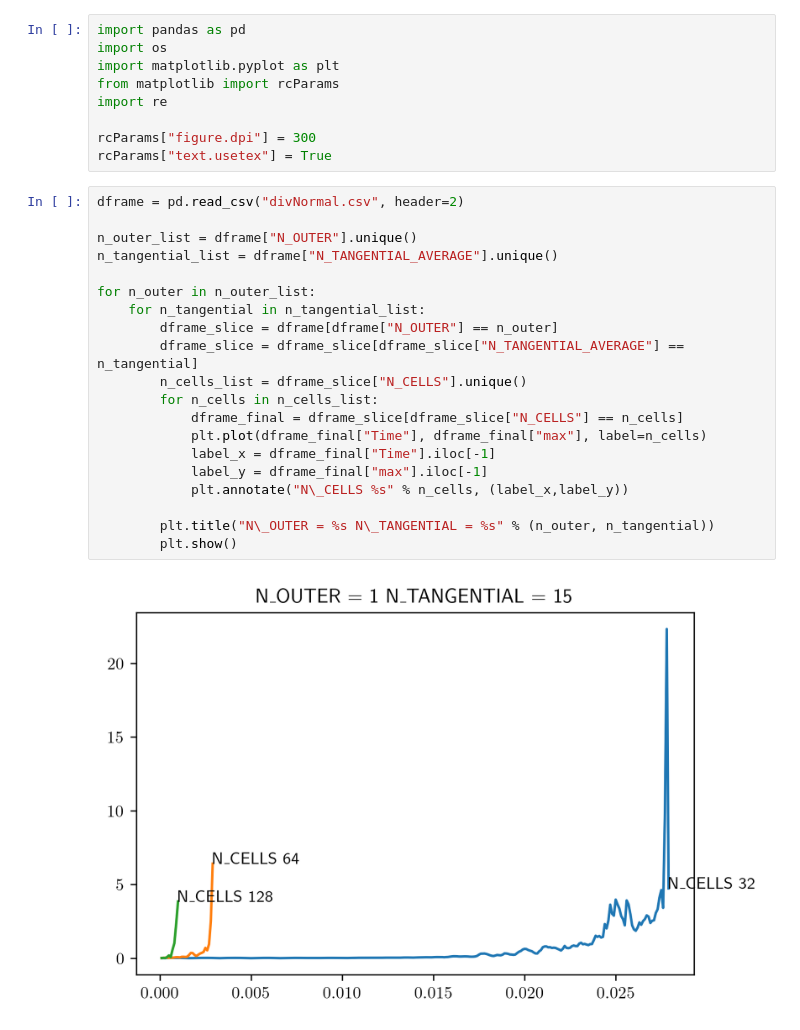
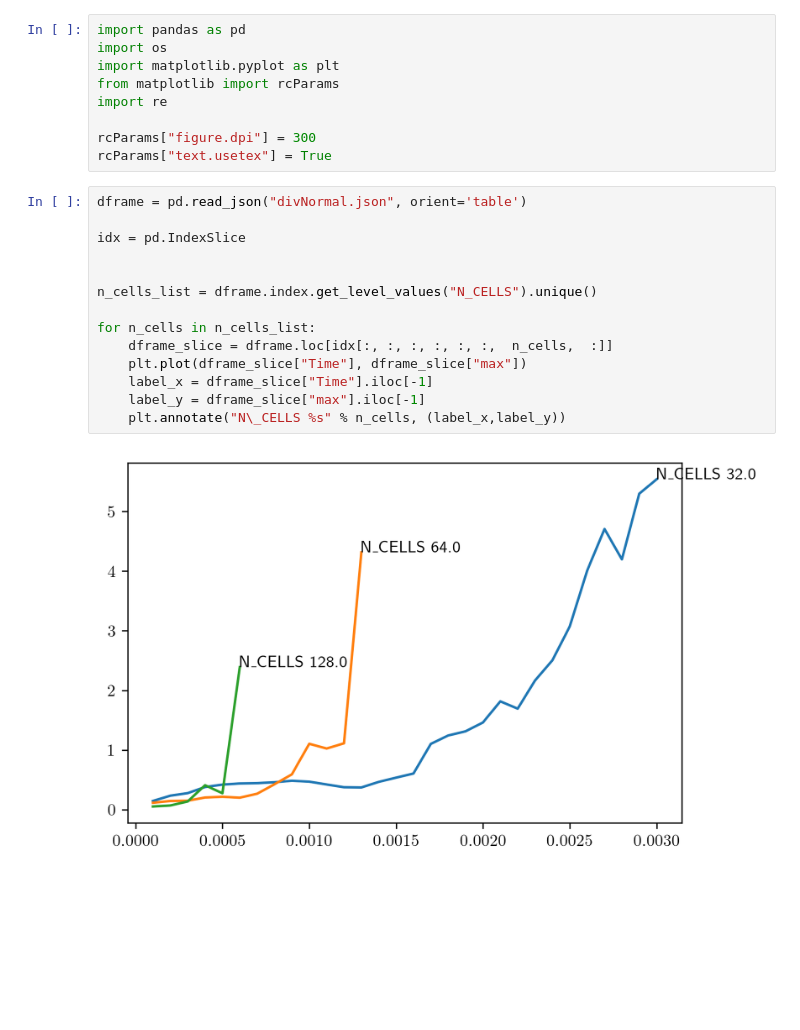
Before and after one commit to CRC-1194/argo, a Jupyter notebook: cases/hydrodynamic/stationaryDroplet3D/analyze-stationary-droplet.ipynb, the cells around one changed output. Saved outputs shown, nothing was run; the diff lists cells and outputs as text; blank space fills up the shorter version.

```diff
--- a/cases/hydrodynamic/stationaryDroplet3D/analyze-stationary-droplet.ipynb
+++ b/cases/hydrodynamic/stationaryDroplet3D/analyze-stationary-droplet.ipynb
@@ -8,24 +8,18 @@ import re
 rcParams["figure.dpi"] = 300
 rcParams["text.usetex"] = True
 # %%
-dframe = pd.read_csv("divNormal.csv", header=2)
+dframe = pd.read_json("divNormal.json", orient='table')
 
-n_outer_list = dframe["N_OUTER"].unique()
-n_tangential_list = dframe["N_TANGENTIAL_AVERAGE"].unique()
+idx = pd.IndexSlice
 
-for n_outer in n_outer_list:
-    for n_tangential in n_tangential_list:
-        dframe_slice = dframe[dframe["N_OUTER"] == n_outer]
-        dframe_slice = dframe_slice[dframe_slice["N_TANGENTIAL_AVERAGE"] == n_tangential]
-        n_cells_list = dframe_slice["N_CELLS"].unique()
-        for n_cells in n_cells_list:
-            dframe_final = dframe_slice[dframe_slice["N_CELLS"] == n_cells]
-            plt.plot(dframe_final["Time"], dframe_final["max"], label=n_cells)
-            label_x = dframe_final["Time"].iloc[-1]
-            label_y = dframe_final["max"].iloc[-1]
-            plt.annotate("N\_CELLS %s" % n_cells, (label_x,label_y))
 
-        plt.title("N\_OUTER = %s N\_TANGENTIAL = %s" % (n_outer, n_tangential))
-        plt.show()
+n_cells_list = dframe.index.get_level_values("N_CELLS").unique()
+
+for n_cells in n_cells_list:
+    dframe_slice = dframe.loc[idx[:, :, :, :, :, :,  n_cells,  :]]
+    plt.plot(dframe_slice["Time"], dframe_slice["max"])
+    label_x = dframe_slice["Time"].iloc[-1]
+    label_y = dframe_slice["max"].iloc[-1]
+    plt.annotate("N\_CELLS %s" % n_cells, (label_x,label_y))
 # %% [output]
-[figure, old version]
+[figure, new version]
```
Also changed, not shown: parts of 1 cell of this notebook, 1 other file.
